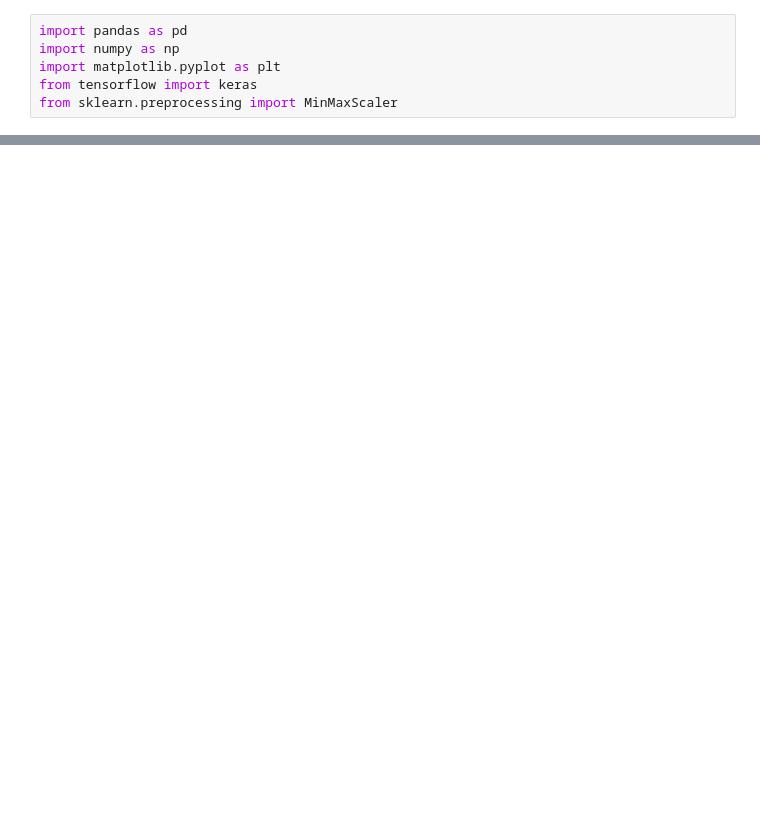
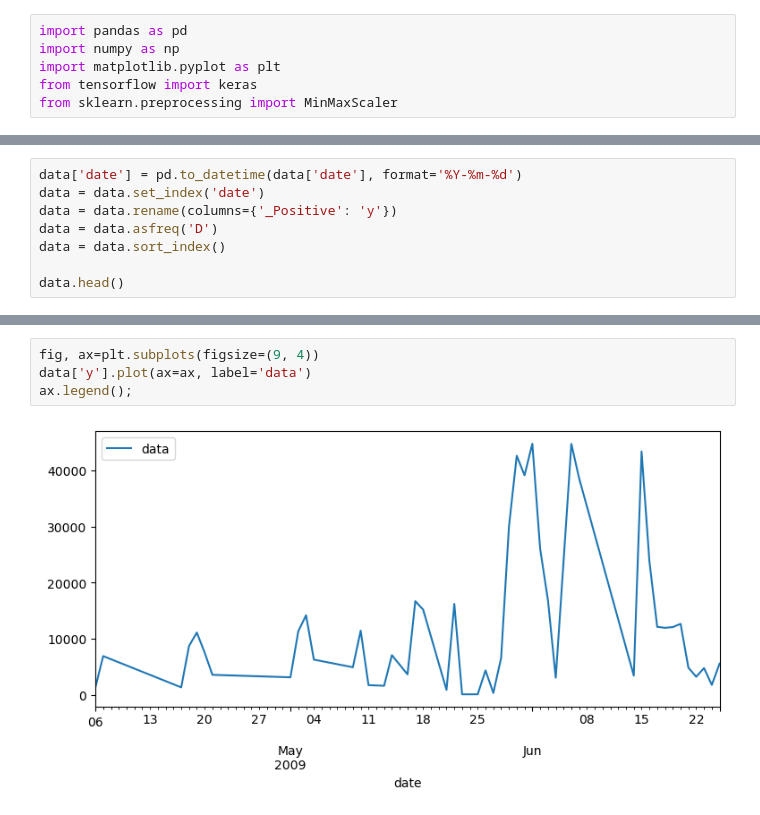
Before and after one commit to Alona-Aldushyna/Summer_2023_August_Repeat_Assessment, a Jupyter notebook: ARIMA_7_30_90.ipynb, the cells around one changed output, grey strips where cells are left out. Cells and saved outputs as stored; diff of their text form; blank space fills up the shorter version.

```diff
--- a/ARIMA_7_30_90.ipynb
+++ b/ARIMA_7_30_90.ipynb
@@ -56,0 +19,8 @@ import statsmodels.api as sm
+# %%
+data['date'] = pd.to_datetime(data['date'], format='%Y-%m-%d')
+data = data.set_index('date')
+data = data.rename(columns={'_Positive': 'y'})
+data = data.asfreq('D')
+data = data.sort_index()
+
+data.head()
@@ -56,0 +46,6 @@ import statsmodels.api as sm
+# %%
+fig, ax=plt.subplots(figsize=(9, 4))
+data['y'].plot(ax=ax, label='data')
+ax.legend();
+# %% [output]
+[figure, added]
```
Also changed, not shown: parts of 23 cells of this notebook, 1 other file.
